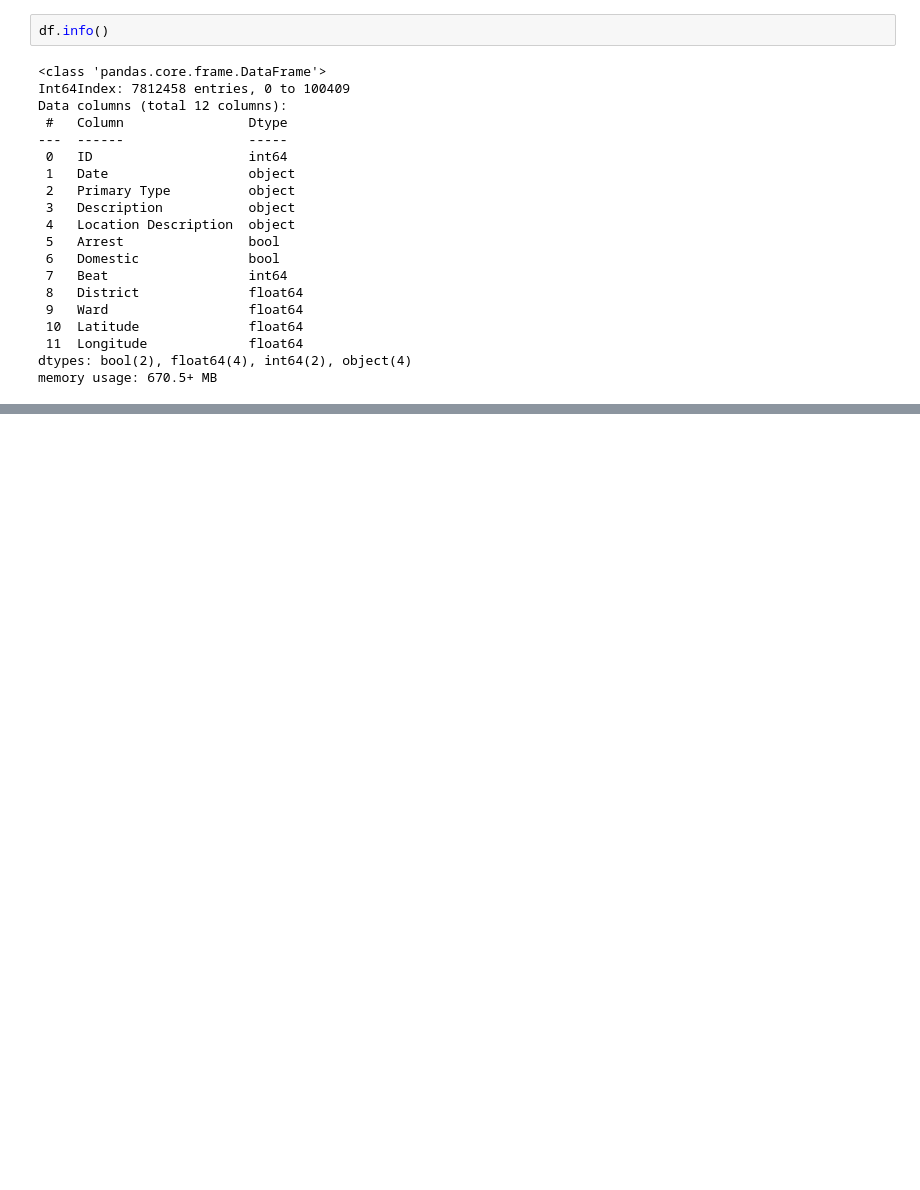
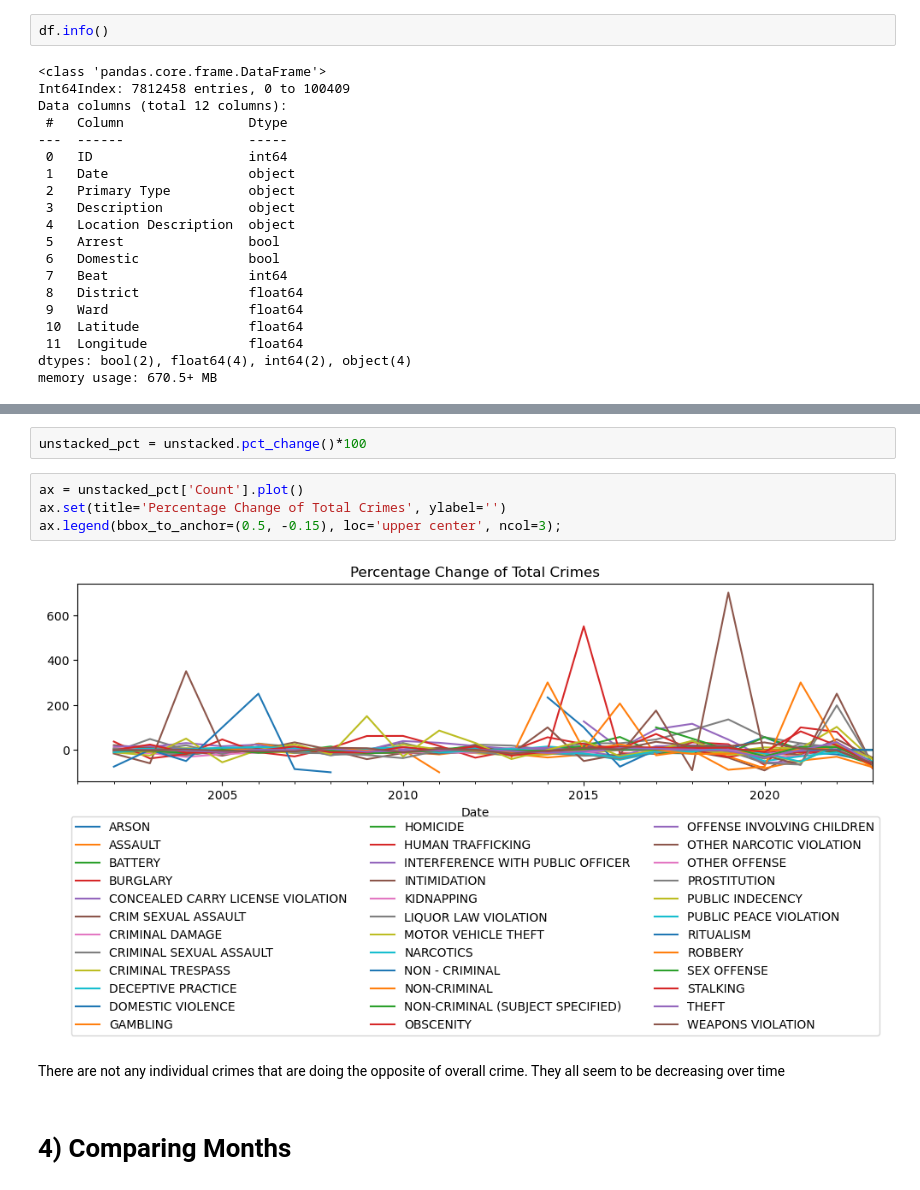
Before and after one commit to mikemenj/Assignments, a Jupyter notebook: DataViz/Week2/Project4/Part1.ipynb, the cells around one changed output, grey strips where cells are left out. Saved outputs shown, nothing was run; the diff lists cells and outputs as text; blank space fills up the shorter version.

```diff
--- a/DataViz/Week2/Project4/Part1.ipynb
+++ b/DataViz/Week2/Project4/Part1.ipynb
@@ -185,0 +260,12 @@ holiday_crimes
+# %%
+unstacked_pct = unstacked.pct_change()*100
+# %%
+ax = unstacked_pct['Count'].plot()
+ax.set(title='Percentage Change of Total Crimes', ylabel='')
+ax.legend(bbox_to_anchor=(0.5, -0.15), loc='upper center', ncol=3);
+# %% [output]
+[figure, added]
+# %% [markdown]
+There are not any individual crimes that are doing the opposite of overall crime. They all seem to be decreasing over time
+# %% [markdown]
+# 4) Comparing Months
```
Also changed, not shown: parts of 46 cells of this notebook.
